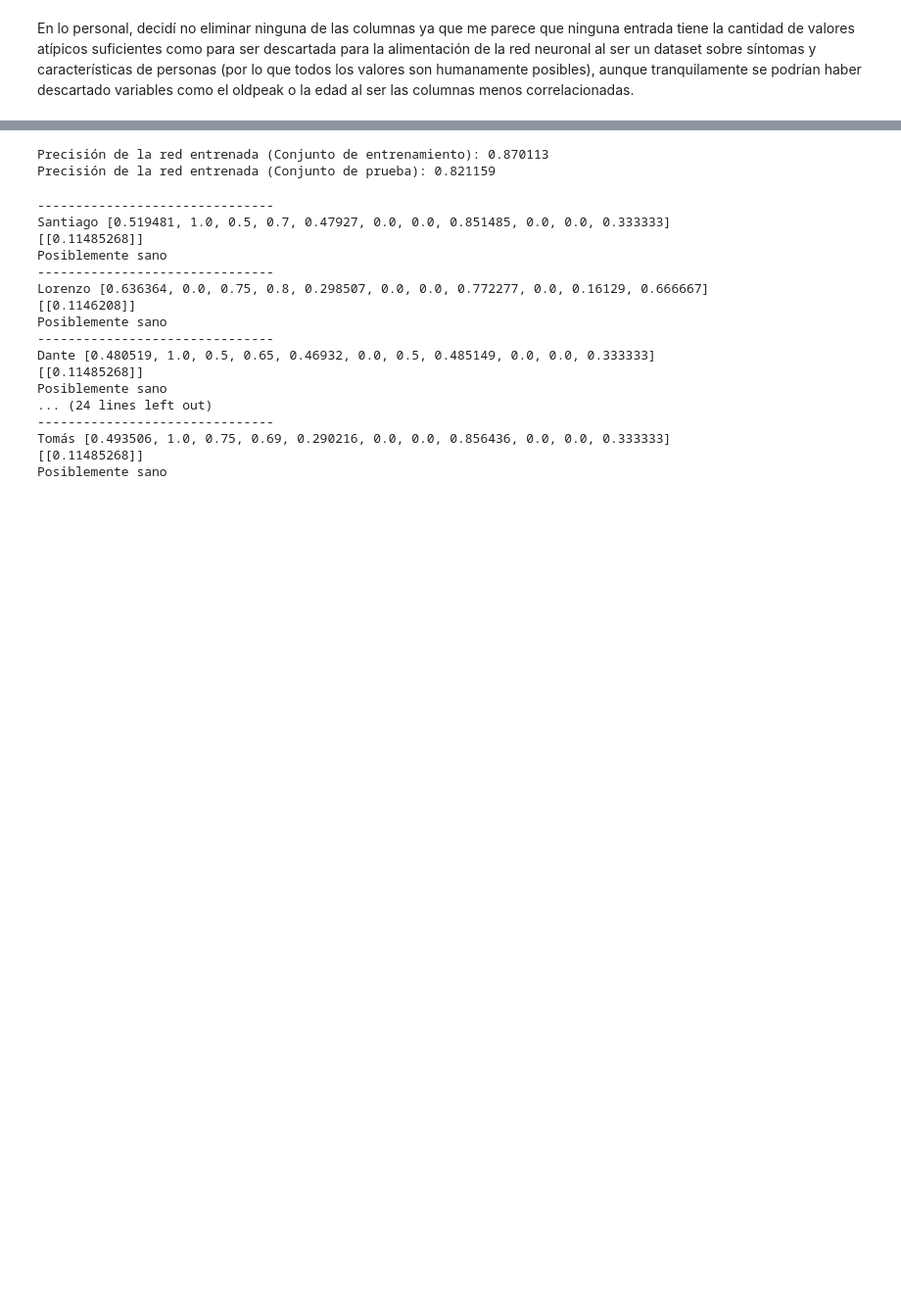
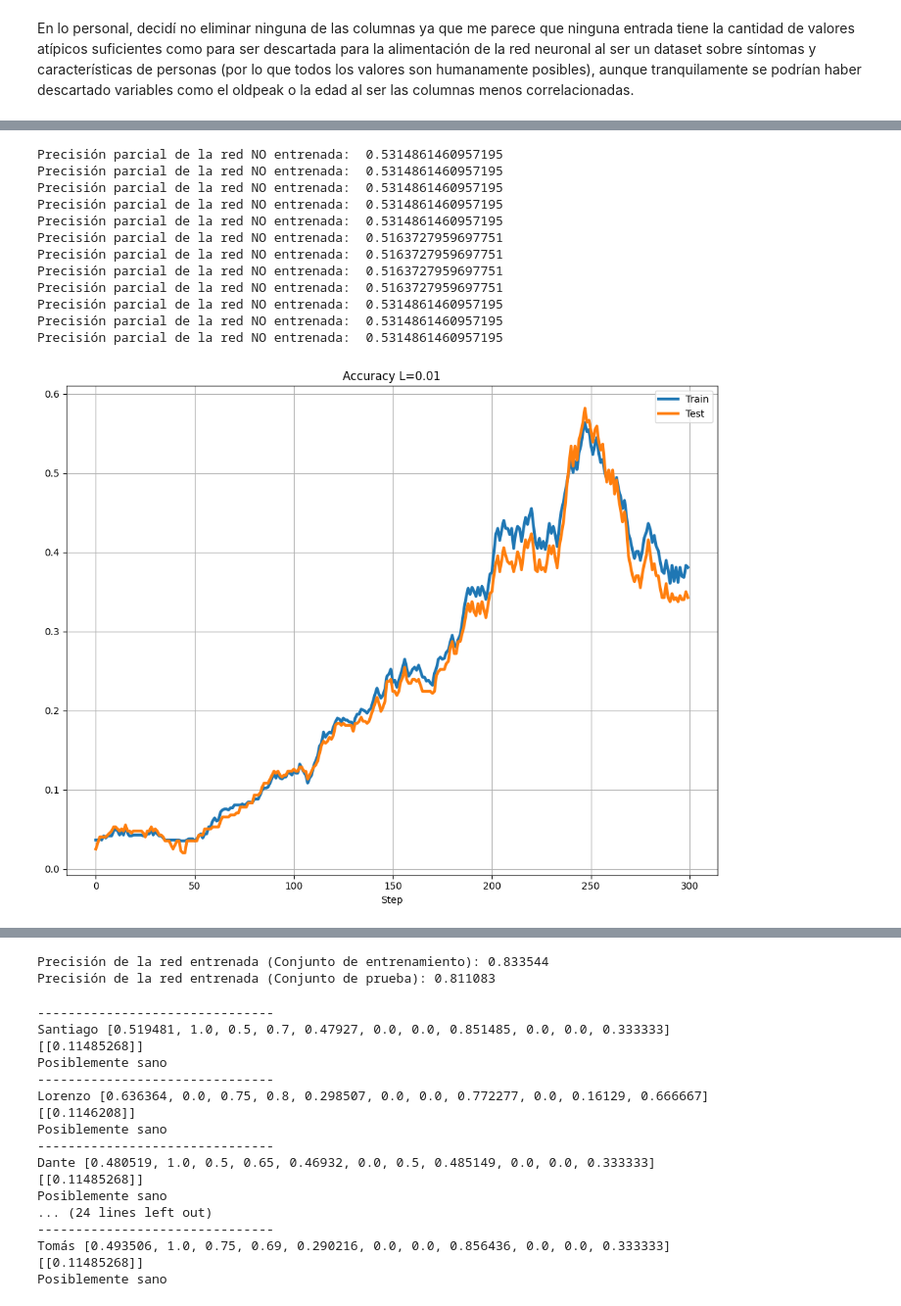
Before and after one commit to reemeerie/TP-FINAL-MATEIII, a Jupyter notebook: TP.ipynb, the cells around one changed output, grey strips where cells are left out. Shown at 98% size. Cells and saved outputs as stored; diff of their text form; code cells hidden in the pictures; blank space fills up the shorter version.

```diff
--- a/TP.ipynb
+++ b/TP.ipynb
@@ -242,0 +453,20 @@ Precisión de la red entrenada (Conjunto de prueba): 0.8287153652392926
+# %%
+iters_l = [300, 3000, 30000]
+L_l = [0.05, 0.01, 0.005, 0.001]
+for iter in iters_l:
+    for L in L_l:
+        mi_red_neuronal(L=L, iters=iter)
+# %% [output]
+Precisión parcial de la red NO entrenada:  0.5314861460957195
+Precisión parcial de la red NO entrenada:  0.5314861460957195
+Precisión parcial de la red NO entrenada:  0.5314861460957195
+Precisión parcial de la red NO entrenada:  0.5314861460957195
+Precisión parcial de la red NO entrenada:  0.5314861460957195
+Precisión parcial de la red NO entrenada:  0.5163727959697751
+Precisión parcial de la red NO entrenada:  0.5163727959697751
+Precisión parcial de la red NO entrenada:  0.5163727959697751
+Precisión parcial de la red NO entrenada:  0.5163727959697751
+Precisión parcial de la red NO entrenada:  0.5314861460957195
+Precisión parcial de la red NO entrenada:  0.5314861460957195
+Precisión parcial de la red NO entrenada:  0.5314861460957195
+[figure, added]
@@ -260,7 +501,7 @@ Y = df.values[:, -1]
 # Separar los datos de entrenamiento y prueba
 X_train, X_test, Y_train, Y_test = train_test_split(X, Y, test_size=1/3)
 
-nn = MLPClassifier(solver='adam', #Funcion de activacion de salida, sgd/adam
+nn = MLPClassifier(solver='sgd', #Funcion de activacion de salida, sgd/adam
                    hidden_layer_sizes=(4, ), #Neuronas de cada capa oculta
                    activation='relu', #Funcion de activacion oculta, relu
                    max_iter=30_000, #N de iteraciones 100_000, 30_000, 50_000, 70_000
@@ -276,8 +517,8 @@ print("Precisión de la red entrenada (Conjunto de entrenamiento): %f" % nn.scor
 print("Precisión de la red entrenada (Conjunto de prueba): %f" % nn.score(X_test, Y_test))
 # Precisión máxima utilizando scikit learn y ajustando parametros como L y epochs es de 87% para entrenamiento y 86% para prueba
 # %% [output]
-Precisión de la red entrenada (Conjunto de entrenamiento): 0.870113
-Precisión de la red entrenada (Conjunto de prueba): 0.821159
+Precisión de la red entrenada (Conjunto de entrenamiento): 0.833544
+Precisión de la red entrenada (Conjunto de prueba): 0.811083
 # %%
 # Agarro 10 personas de la db para probar el funcionamiento de la red con los registros mas visibles (primeros y ultimos 5 del .csv)
 pacientes = {
```
Also changed, not shown: parts of 6 cells of this notebook, 7 other files.
